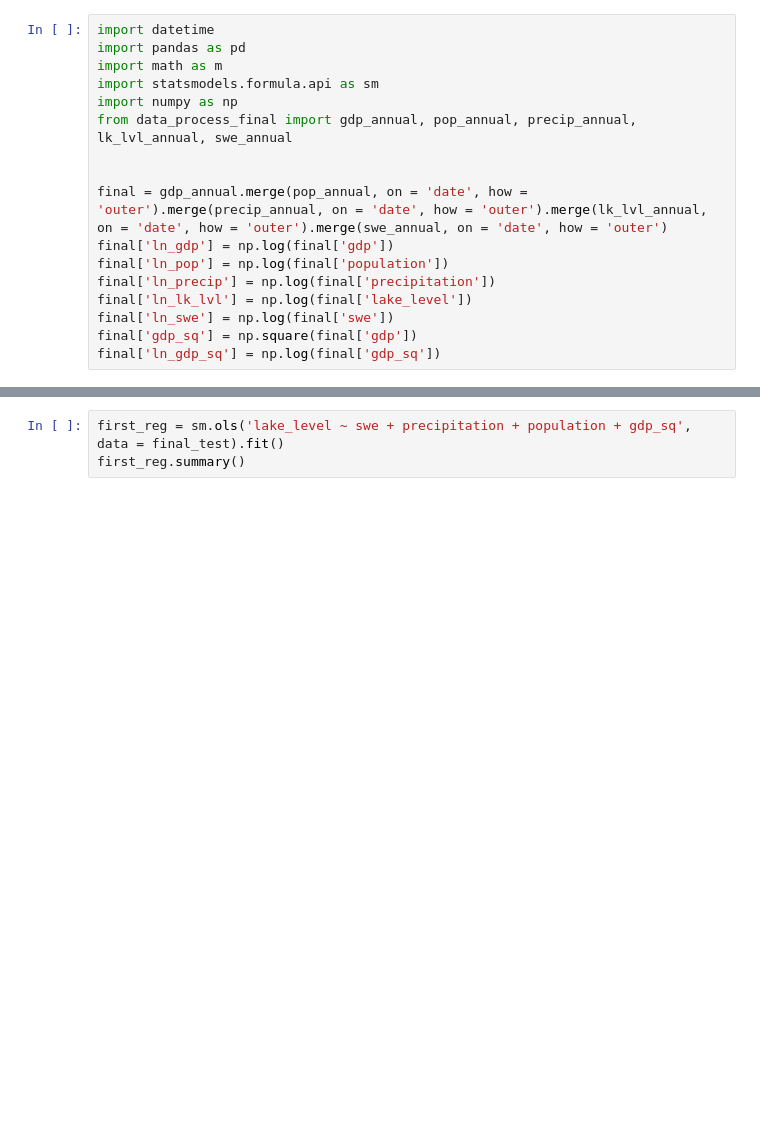
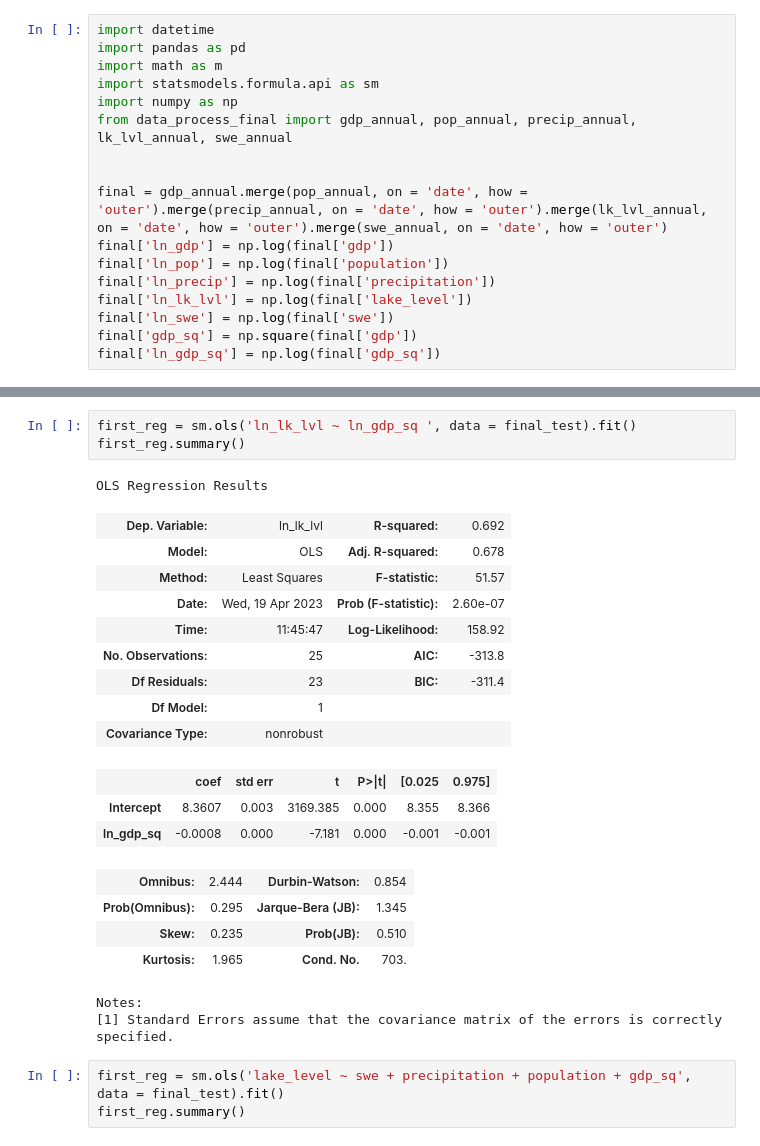
Before and after one commit to snowqueen2000/Save-The-GSL, a Jupyter notebook: jw GSL.ipynb, the cells around one changed output, grey strips where cells are left out. Drawn from its saved outputs; the diff is of its cells as text; blank space fills up the shorter version.

```diff
--- a/jw GSL.ipynb
+++ b/jw GSL.ipynb
@@ -57,5 +57,28 @@ OLS Regression Results
 Notes:
 [1] Standard Errors assume that the covariance matrix of the errors is correctly specified.
+# %%
+first_reg = sm.ols('ln_lk_lvl ~ ln_gdp_sq ', data = final_test).fit()
+first_reg.summary()
+# %% [output]
+OLS Regression Results
+| Dep. Variable: | ln_lk_lvl | R-squared: | 0.692 |
+| Model: | OLS | Adj. R-squared: | 0.678 |
+| Method: | Least Squares | F-statistic: | 51.57 |
+| Date: | Wed, 19 Apr 2023 | Prob (F-statistic): | 2.60e-07 |
+| Time: | 11:45:47 | Log-Likelihood: | 158.92 |
+| No. Observations: | 25 | AIC: | -313.8 |
+| Df Residuals: | 23 | BIC: | -311.4 |
+| Df Model: | 1 |  |  |
+| Covariance Type: | nonrobust |  |  |
+|  | coef | std err | t | P>|t| | [0.025 | 0.975] |
+| Intercept | 8.3607 | 0.003 | 3169.385 | 0.000 | 8.355 | 8.366 |
+| ln_gdp_sq | -0.0008 | 0.000 | -7.181 | 0.000 | -0.001 | -0.001 |
+| Omnibus: | 2.444 | Durbin-Watson: | 0.854 |
+| Prob(Omnibus): | 0.295 | Jarque-Bera (JB): | 1.345 |
+| Skew: | 0.235 | Prob(JB): | 0.510 |
+| Kurtosis: | 1.965 | Cond. No. | 703. |
+Notes:
+[1] Standard Errors assume that the covariance matrix of the errors is correctly specified.
 # %%
 first_reg = sm.ols('lake_level ~ swe + precipitation + population + gdp_sq', data = final_test).fit()
 first_reg.summary()
```
Also changed, not shown: parts of 2 cells of this notebook.
